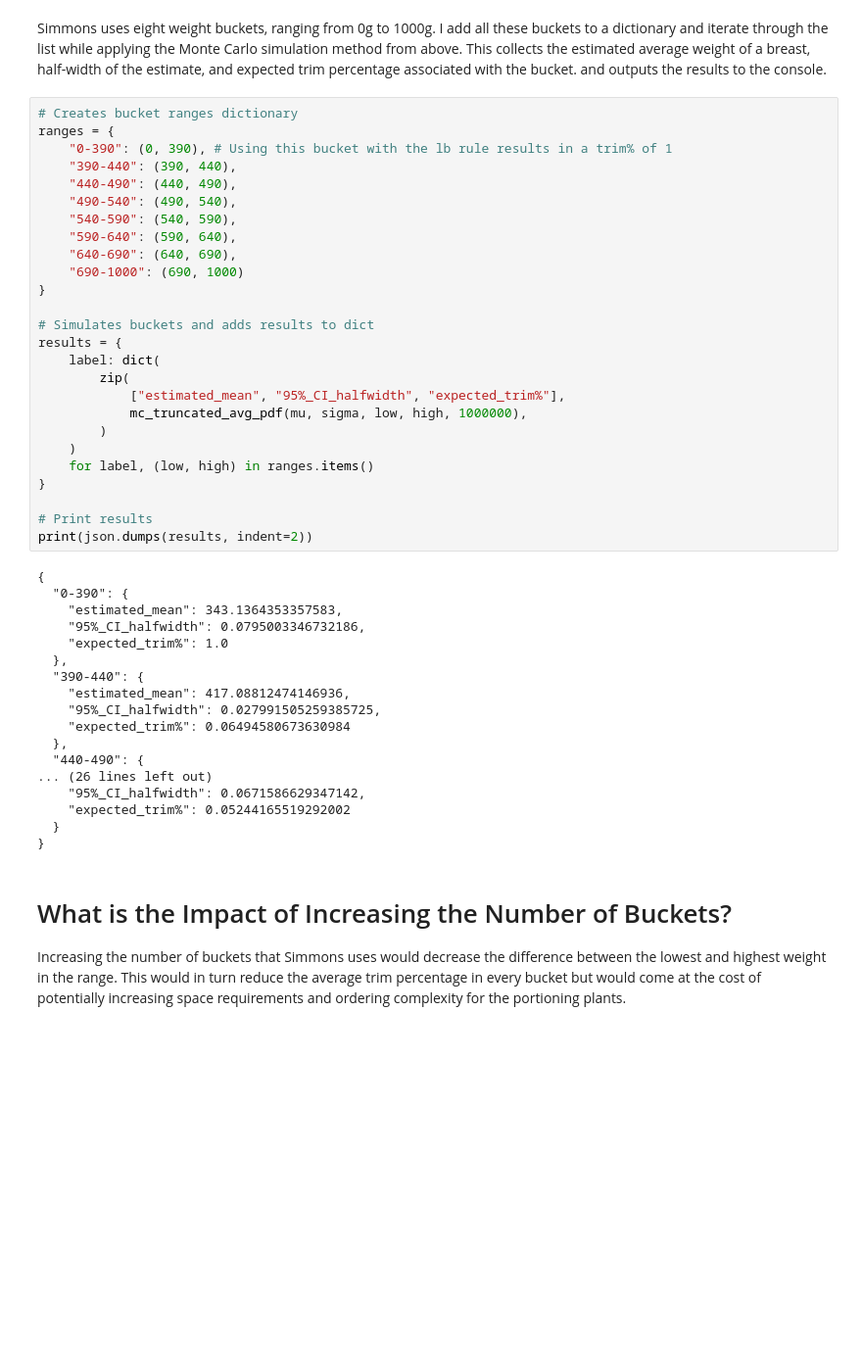
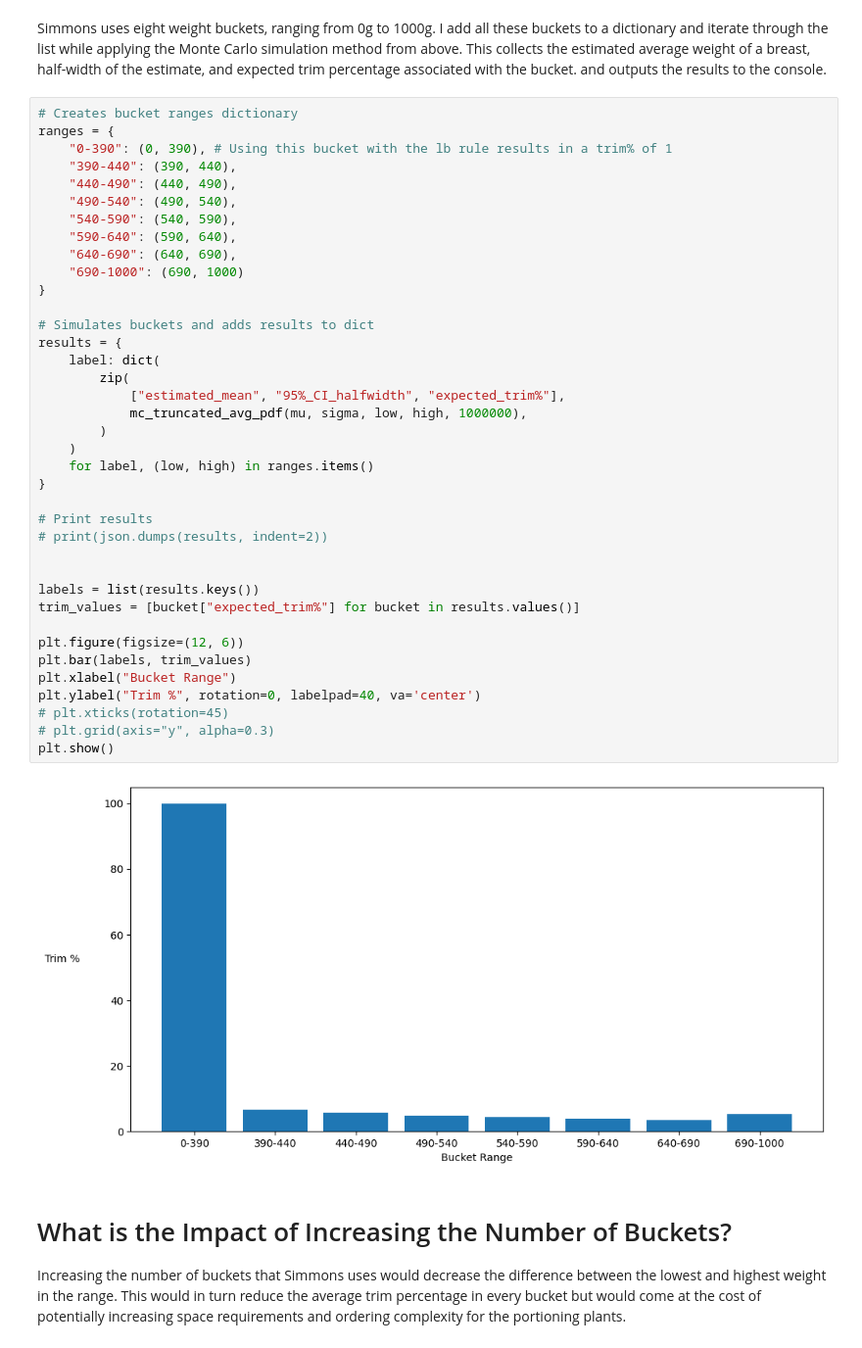
Before and after one commit to laurenjones08/simmons-portioning-tool, a Jupyter notebook: showcase-presentations/showcase_pres_2.ipynb, the cells around one changed output. Shown at 98% size. Cells and saved outputs as stored; diff of their text form; blank space fills up the shorter version.

```diff
--- a/showcase-presentations/showcase_pres_2.ipynb
+++ b/showcase-presentations/showcase_pres_2.ipynb
@@ -203,47 +209,43 @@ Simmons uses eight weight buckets, ranging from 0g to 1000g. I add all these buc
 # %%
 # Creates bucket ranges dictionary
 ranges = {
     "0-390": (0, 390), # Using this bucket with the lb rule results in a trim% of 1
     "390-440": (390, 440),
     "440-490": (440, 490),
     "490-540": (490, 540),
     "540-590": (540, 590),
     "590-640": (590, 640),
     "640-690": (640, 690),
     "690-1000": (690, 1000)
 }
 
 # Simulates buckets and adds results to dict
 results = {
     label: dict(
         zip(
             ["estimated_mean", "95%_CI_halfwidth", "expected_trim%"],
             mc_truncated_avg_pdf(mu, sigma, low, high, 1000000),
         )
     )
     for label, (low, high) in ranges.items()
 }
 
 # Print results
-print(json.dumps(results, indent=2))
+# print(json.dumps(results, indent=2))
+
+
+labels = list(results.keys())
+trim_values = [bucket["expected_trim%"] for bucket in results.values()]
+
+plt.figure(figsize=(12, 6))
+plt.bar(labels, trim_values)
+plt.xlabel("Bucket Range")
+plt.ylabel("Trim %", rotation=0, labelpad=40, va='center')
+# plt.xticks(rotation=45)
+# plt.grid(axis="y", alpha=0.3)
+plt.show()
 # %% [output]
-{
-  "0-390": {
-    "estimated_mean": 343.1364353357583,
-    "95%_CI_halfwidth": 0.0795003346732186,
-    "expected_trim%": 1.0
-  },
-  "390-440": {
-    "estimated_mean": 417.08812474146936,
-    "95%_CI_halfwidth": 0.027991505259385725,
-    "expected_trim%": 0.06494580673630984
-  },
-  "440-490": {
-... (26 lines left out)
-    "95%_CI_halfwidth": 0.0671586629347142,
-    "expected_trim%": 0.05244165519292002
-  }
-}
+[figure, added]
 # %% [markdown]
 # What is the Impact of Increasing the Number of Buckets?
 Increasing the number of buckets that Simmons uses would decrease the difference between the lowest and highest weight in the range. This would in turn reduce the average trim percentage in every bucket but would come at the cost of potentially increasing space requirements and ordering complexity for the portioning plants.
```
Also changed, not shown: parts of 15 cells of this notebook.
